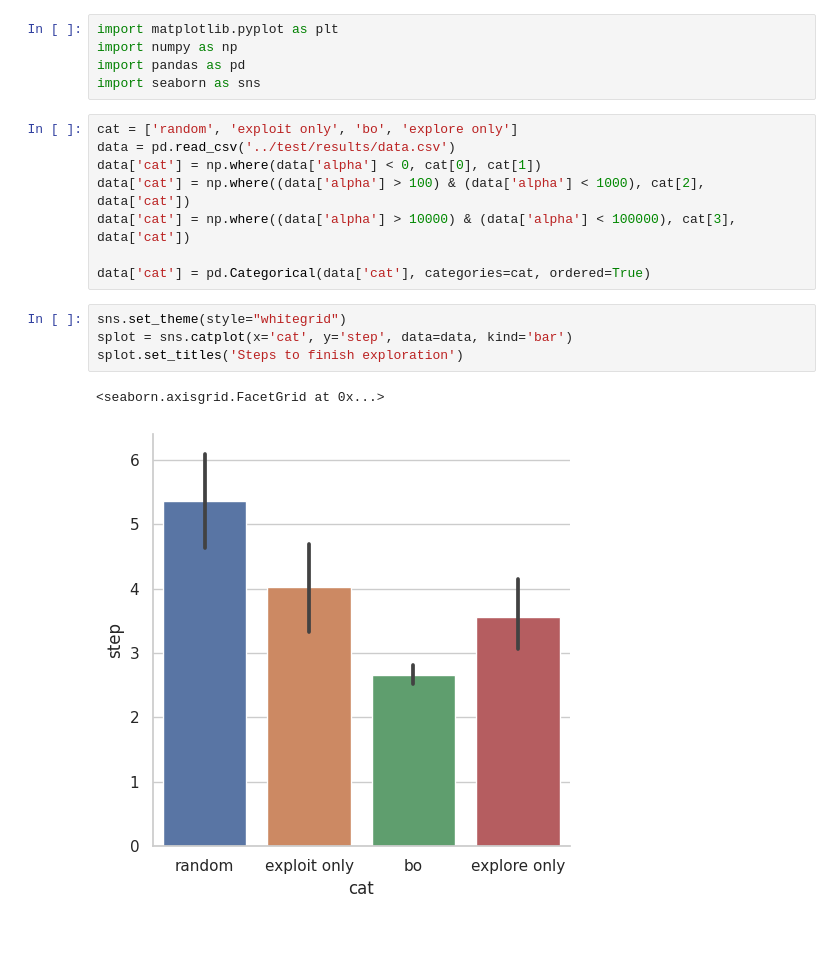
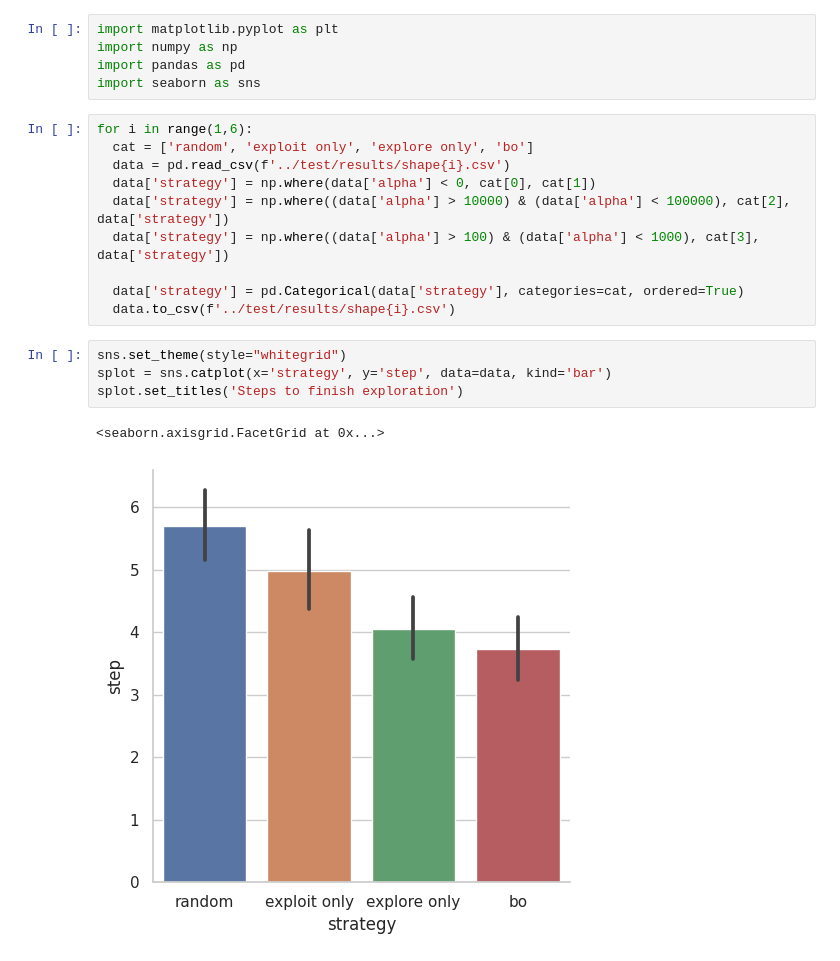
Before and after one commit to jc-bao/roller_grasper_tacto, a Jupyter notebook: examples/plot.ipynb, the cells around one changed output. Saved outputs shown, nothing was run; the diff lists cells and outputs as text.

```diff
--- a/examples/plot.ipynb
+++ b/examples/plot.ipynb
@@ -4,17 +4,19 @@ import numpy as np
 import pandas as pd
 import seaborn as sns
 # %%
-cat = ['random', 'exploit only', 'bo', 'explore only']
-data = pd.read_csv('../test/results/data.csv')
-data['cat'] = np.where(data['alpha'] < 0, cat[0], cat[1])
-data['cat'] = np.where((data['alpha'] > 100) & (data['alpha'] < 1000), cat[2], data['cat'])
-data['cat'] = np.where((data['alpha'] > 10000) & (data['alpha'] < 100000), cat[3], data['cat'])
+for i in range(1,6):
+  cat = ['random', 'exploit only', 'explore only', 'bo']
+  data = pd.read_csv(f'../test/results/shape{i}.csv')
+  data['strategy'] = np.where(data['alpha'] < 0, cat[0], cat[1])
+  data['strategy'] = np.where((data['alpha'] > 10000) & (data['alpha'] < 100000), cat[2], data['strategy'])
+  data['strategy'] = np.where((data['alpha'] > 100) & (data['alpha'] < 1000), cat[3], data['strategy'])
 
-data['cat'] = pd.Categorical(data['cat'], categories=cat, ordered=True)
+  data['strategy'] = pd.Categorical(data['strategy'], categories=cat, ordered=True)
+  data.to_csv(f'../test/results/shape{i}.csv')
 # %%
 sns.set_theme(style="whitegrid")
-splot = sns.catplot(x='cat', y='step', data=data, kind='bar')
+splot = sns.catplot(x='strategy', y='step', data=data, kind='bar')
 splot.set_titles('Steps to finish exploration')
 # %% [output]
 <seaborn.axisgrid.FacetGrid at 0x...>
-[figure, old version]
+[figure, new version]
```
Also changed, not shown: parts of 2 cells of this notebook.
